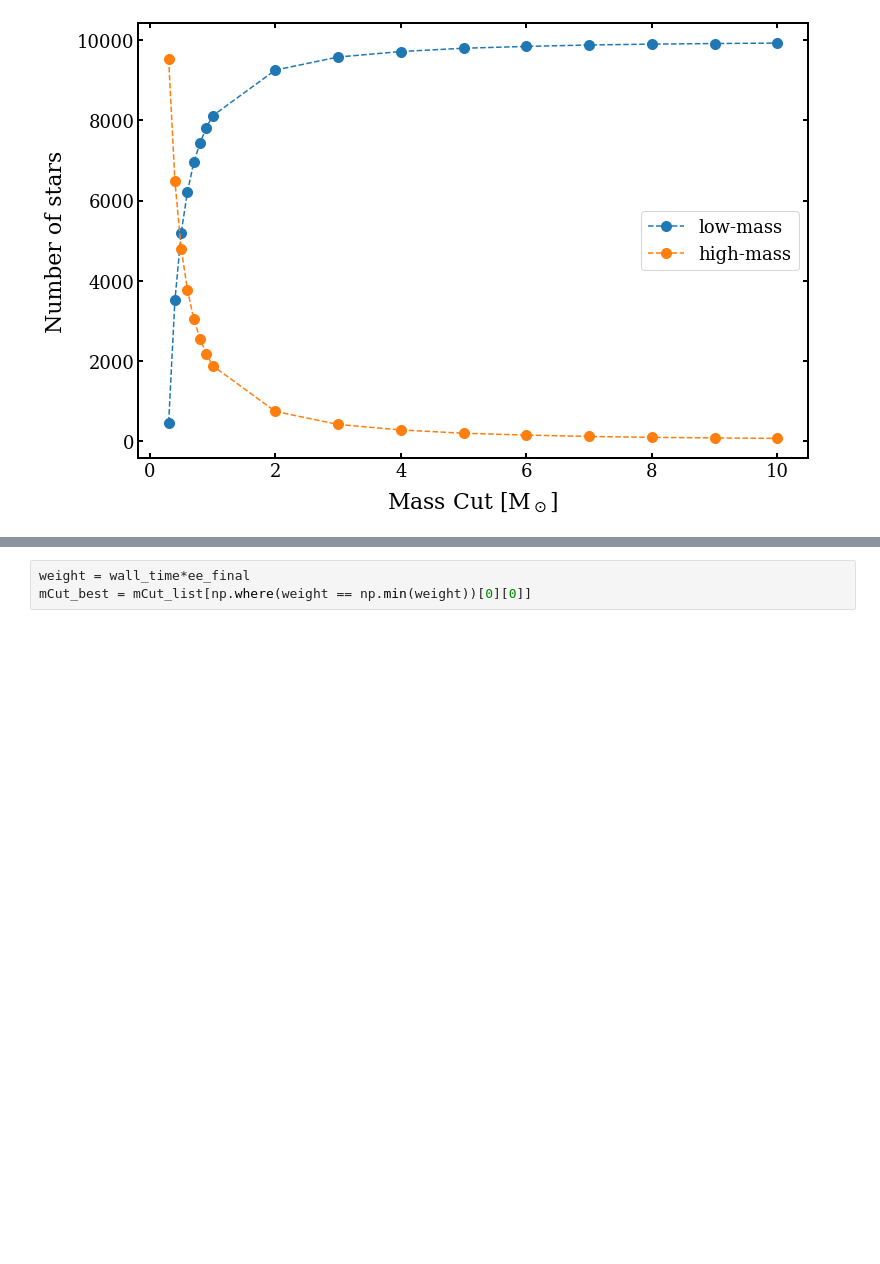
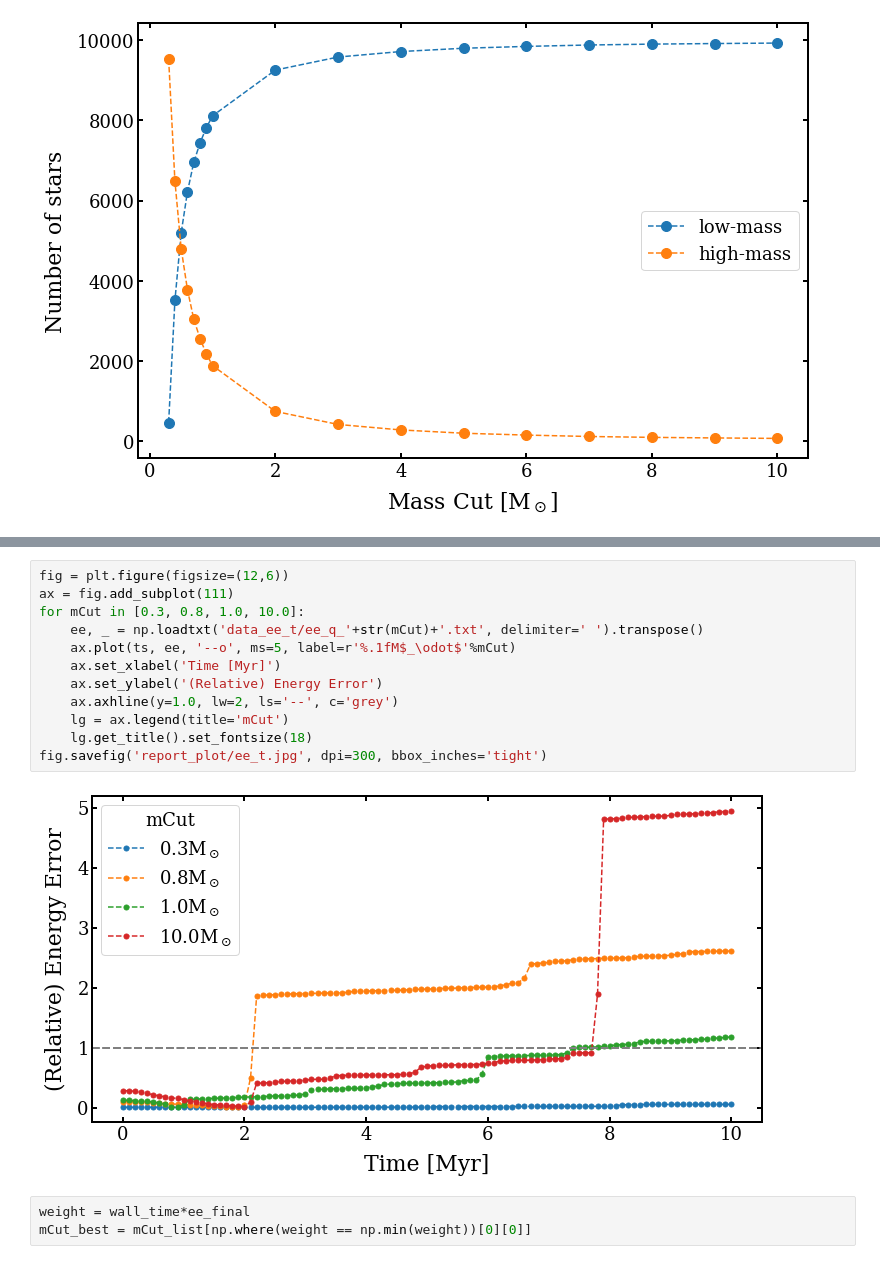
Before and after one commit to Chrisvb95/Computational-Astrophysics-CSY, a Jupyter notebook: Assignment_2/plot_mCut.ipynb, the cells around one changed output, grey strips where cells are left out. Cells and saved outputs as stored; diff of their text form; blank space fills up the shorter version.

```diff
--- a/Assignment_2/plot_mCut.ipynb
+++ b/Assignment_2/plot_mCut.ipynb
@@ -50,3 +72,17 @@ array([12])
+# %%
+fig = plt.figure(figsize=(12,6))
+ax = fig.add_subplot(111)
+for mCut in [0.3, 0.8, 1.0, 10.0]:
+    ee, _ = np.loadtxt('data_ee_t/ee_q_'+str(mCut)+'.txt', delimiter=' ').transpose()
+    ax.plot(ts, ee, '--o', ms=5, label=r'%.1fM$_\odot$'%mCut)
+    ax.set_xlabel('Time [Myr]')
+    ax.set_ylabel('(Relative) Energy Error')
+    ax.axhline(y=1.0, lw=2, ls='--', c='grey')
+    lg = ax.legend(title='mCut')
+    lg.get_title().set_fontsize(18)
+fig.savefig('report_plot/ee_t.jpg', dpi=300, bbox_inches='tight')
+# %% [output]
+[figure, added]
 # %%
 weight = wall_time*ee_final
 mCut_best = mCut_list[np.where(weight == np.min(weight))[0][0]]
```
Also changed, not shown: parts of 11 cells of this notebook, 4 other files.
